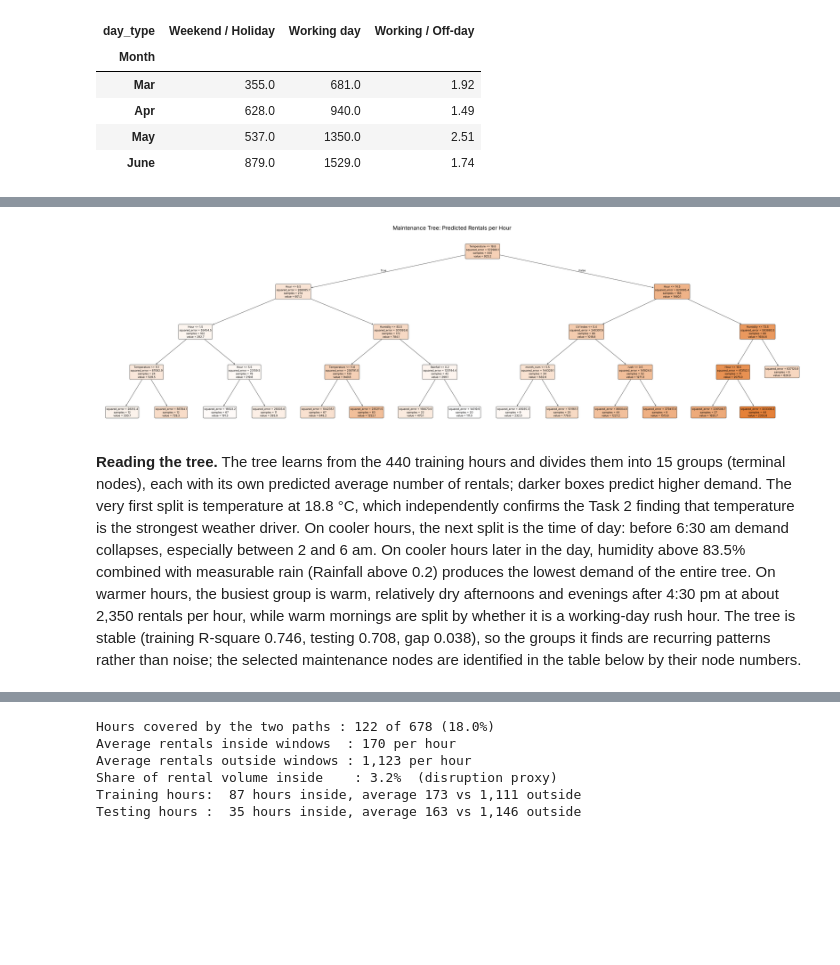
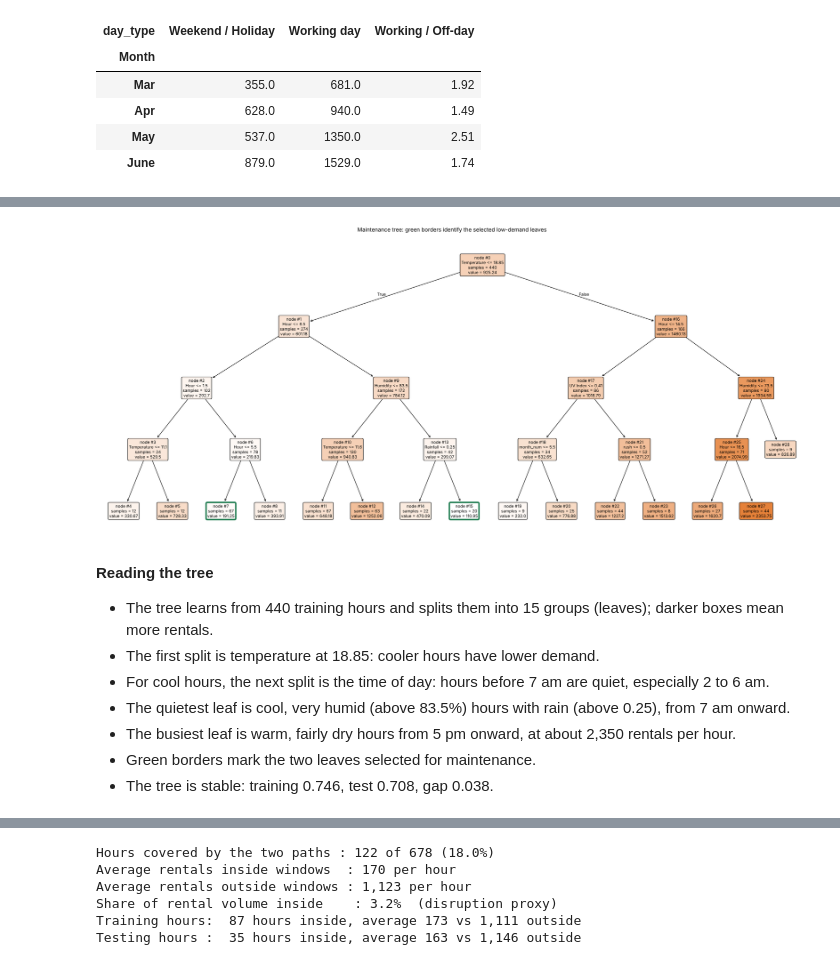
Before and after one commit to seyhasenganz/my-sql-assignment, a Jupyter notebook: Final-Bike-Rentals/Bike_Rentals_Final_Assignment.ipynb, the cells around one changed output, grey strips where cells are left out. Saved outputs shown, nothing was run; the diff lists cells and outputs as text; code cells hidden in the pictures; blank space fills up the shorter version.

```diff
--- a/Final-Bike-Rentals/Bike_Rentals_Final_Assignment.ipynb
+++ b/Final-Bike-Rentals/Bike_Rentals_Final_Assignment.ipynb
@@ -542,22 +605,28 @@ pd.DataFrame([summary_tree])
 # %%
-# plotting the tree (large canvas so every node can be read)
-plt.figure(figsize = (56, 16))
-
-
-# filled colors: darker nodes predict more rentals
-plot_tree(decision_tree = maintenance_tree,
-          feature_names = tree_features,
-          filled        = True,
-          rounded       = True,
-          fontsize      = 12,
-          precision     = 1)
-
-
-# title and rendering
-plt.title('Maintenance Tree: Predicted Rentals per Hour', fontsize = 24)
+# Display node IDs and highlight the two lowest training-prediction leaves.
+terminal = np.flatnonzero(maintenance_tree.tree_.children_left == -1)
+low_nodes = sorted(terminal, key=lambda node: maintenance_tree.tree_.value[node].ravel()[0])[:2]
+fig, ax = plt.subplots(figsize=(22, 10))
+labels = plot_tree(maintenance_tree, feature_names=tree_features, filled=True,
+                   rounded=True, fontsize=9, precision=2, node_ids=True,
+                   impurity=False, ax=ax)
+for label in labels:
+    if label.get_text().split('\n')[0] in [f'node #{node}' for node in low_nodes]:
+        label.get_bbox_patch().set_edgecolor('#137547')
+        label.get_bbox_patch().set_linewidth(3)
+ax.set_title('Maintenance tree: green borders identify the selected low-demand leaves')
+fig.tight_layout()
 plt.show()
 # %% [output]
-[figure, old version]
+[figure, new version]
 # %% [markdown]
-<strong>Reading the tree.</strong> The tree learns from the 440 training hours and divides them into 15 groups (terminal nodes), each with its own predicted average number of rentals; darker boxes predict higher demand. The very first split is temperature at 18.8 °C, which independently confirms the Task 2 finding that temperature is the strongest weather driver. On cooler hours, the next split is the time of day: before 6:30 am demand collapses, especially between 2 and 6 am. On cooler hours later in the day, humidity above 83.5% combined with measurable rain (Rainfall above 0.2) produces the lowest demand of the entire tree. On warmer hours, the busiest group is warm, relatively dry afternoons and evenings after 4:30 pm at about 2,350 rentals per hour, while warm mornings are split by whether it is a working-day rush hour. The tree is stable (training R-square 0.746, testing 0.708, gap 0.038), so the groups it finds are recurring patterns rather than noise; the selected maintenance nodes are identified in the table below by their node numbers.
+**Reading the tree**
+
+* The tree learns from 440 training hours and splits them into 15 groups (leaves); darker boxes mean more rentals.
+* The first split is temperature at 18.85: cooler hours have lower demand.
+* For cool hours, the next split is the time of day: hours before 7 am are quiet, especially 2 to 6 am.
+* The quietest leaf is cool, very humid (above 83.5%) hours with rain (above 0.25), from 7 am onward.
+* The busiest leaf is warm, fairly dry hours from 5 pm onward, at about 2,350 rentals per hour.
+* Green borders mark the two leaves selected for maintenance.
+* The tree is stable: training 0.746, test 0.708, gap 0.038.
 # %%
```
Also changed, not shown: parts of 50 cells of this notebook, 1 other file.
